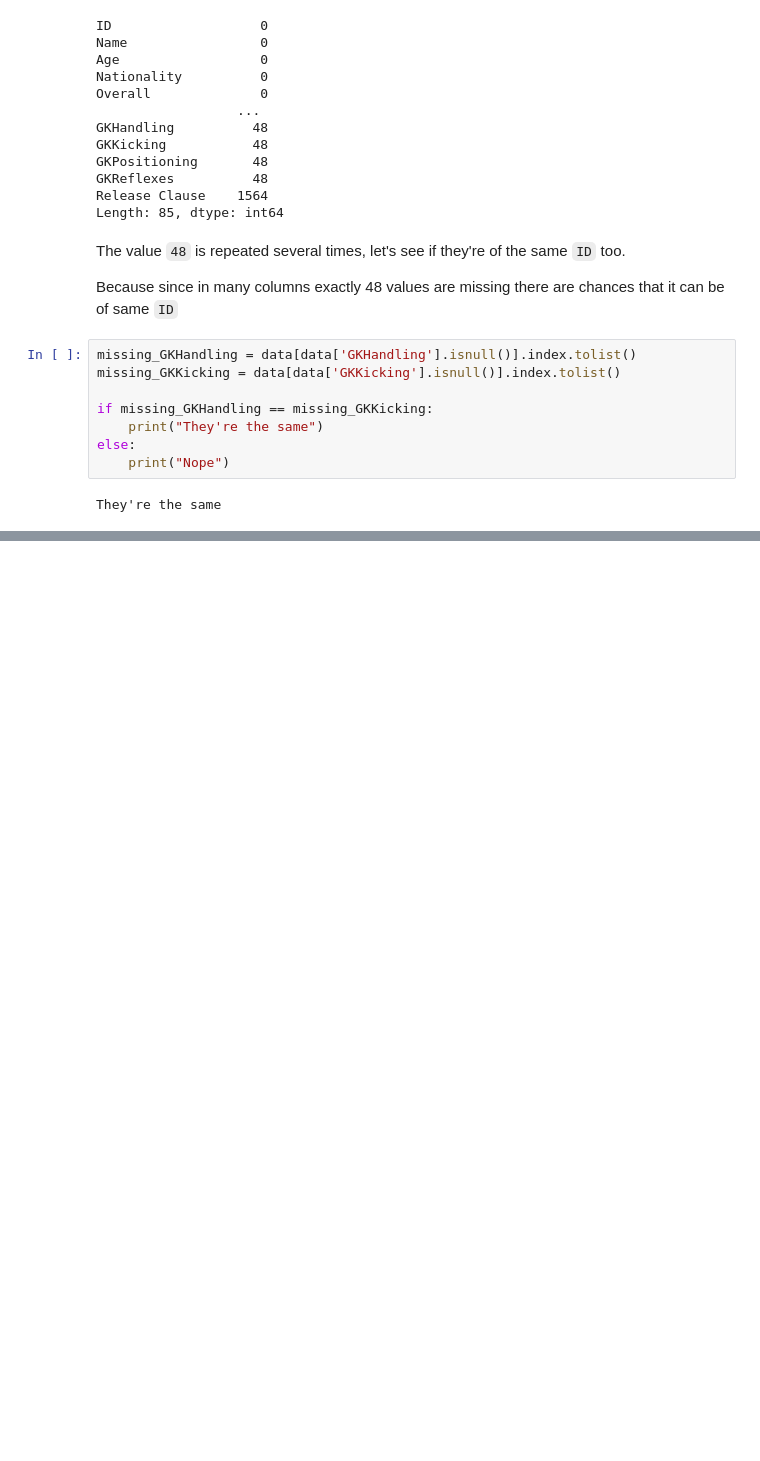
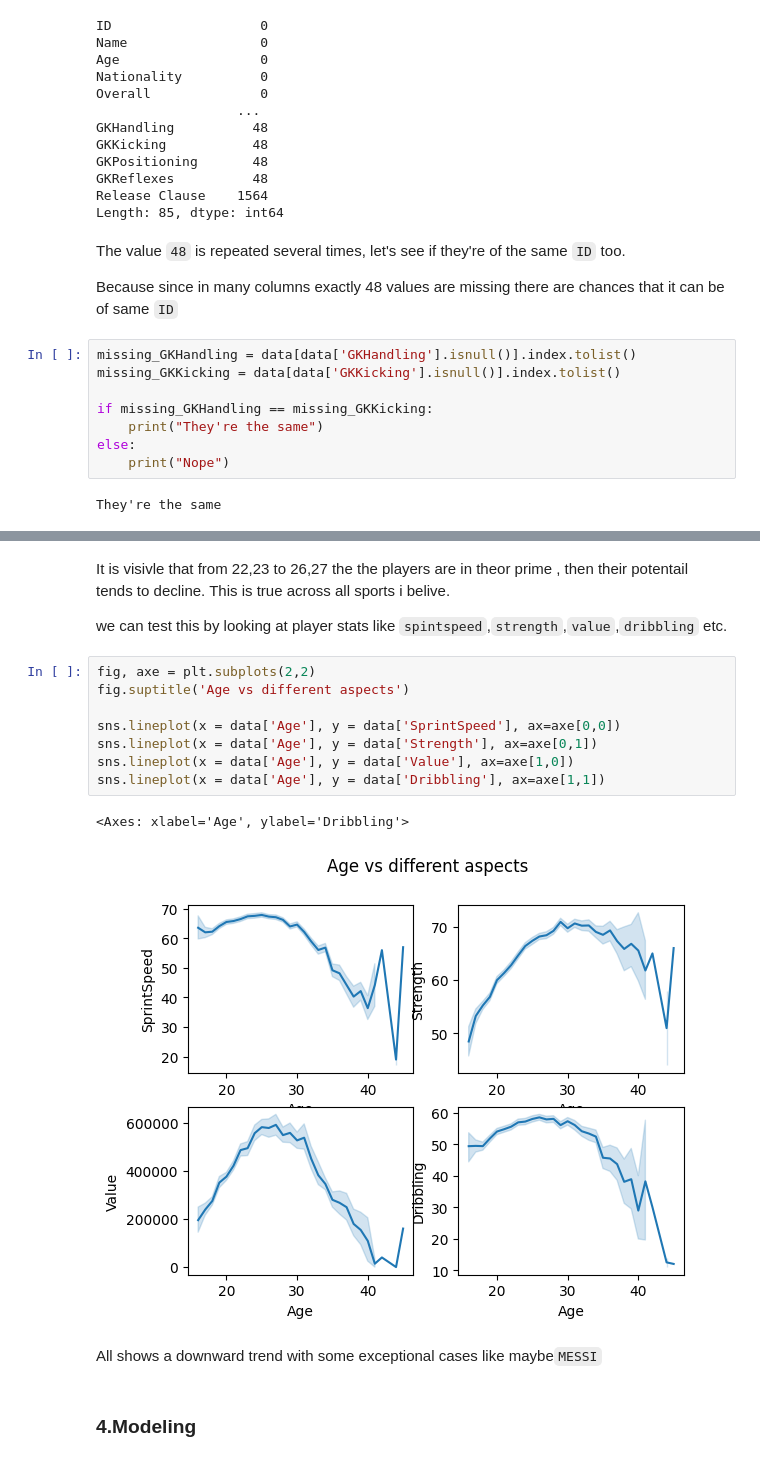
Before and after one commit to kailas711/NLP_Series, a Jupyter notebook: 1.FIFA Data analysis/fifa_data_analysis.ipynb, the cells around one changed output, grey strips where cells are left out. Drawn from its saved outputs; the diff is of its cells as text; blank space fills up the shorter version.

```diff
--- a/1.FIFA Data analysis/fifa_data_analysis.ipynb
+++ b/1.FIFA Data analysis/fifa_data_analysis.ipynb
@@ -117,0 +239,19 @@ They're the same
+# %% [markdown]
+It is visivle that from 22,23 to 26,27 the the players are in theor prime , then their potentail tends to decline. This is true across all sports i belive.
+
+we can test this by looking at player stats like `spintspeed`,`strength`,`value`,`dribbling` etc.
+# %%
+fig, axe = plt.subplots(2,2)
+fig.suptitle('Age vs different aspects')
+
+sns.lineplot(x = data['Age'], y = data['SprintSpeed'], ax=axe[0,0])
+sns.lineplot(x = data['Age'], y = data['Strength'], ax=axe[0,1])
+sns.lineplot(x = data['Age'], y = data['Value'], ax=axe[1,0])
+sns.lineplot(x = data['Age'], y = data['Dribbling'], ax=axe[1,1])
+# %% [output]
+<Axes: xlabel='Age', ylabel='Dribbling'>
+[figure, added]
+# %% [markdown]
+All shows a downward trend with some exceptional cases like maybe`MESSI`
+# %% [markdown]
+### 4.Modeling
```
Also changed, not shown: parts of 14 cells of this notebook.
